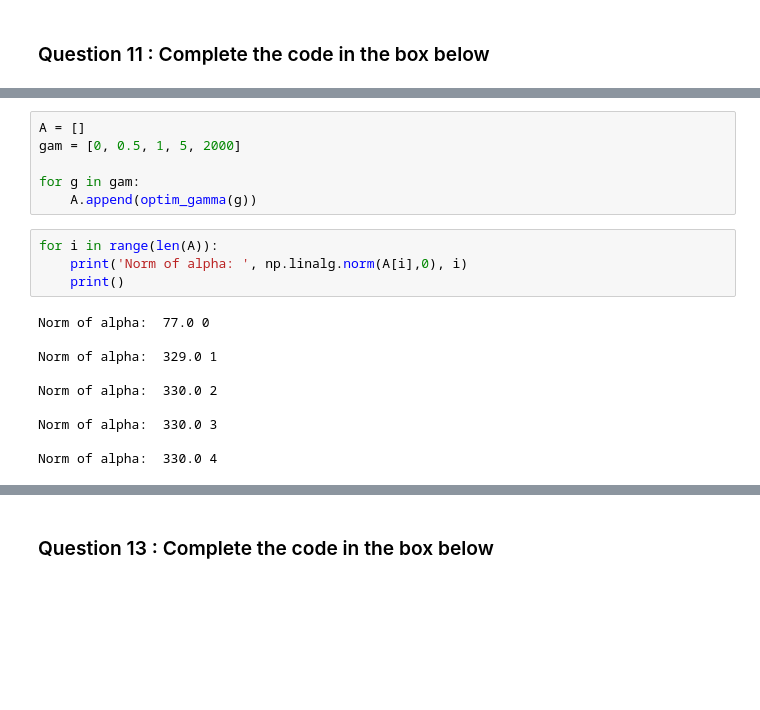
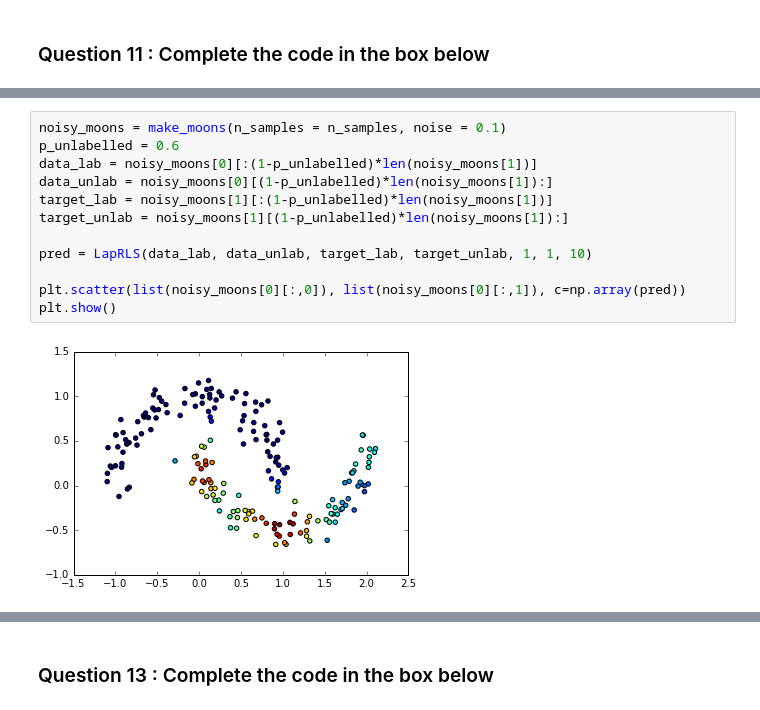
Before and after one commit to petermartigny/Advanced-Machine-Learning, a Jupyter notebook: Atmani_Martigny_TP2_group_1.ipynb, the cells around one changed output, grey strips where cells are left out. Cells and saved outputs as stored; diff of their text form; blank space fills up the shorter version.

```diff
--- a/Atmani_Martigny_TP2_group_1.ipynb
+++ b/Atmani_Martigny_TP2_group_1.ipynb
@@ -648,20 +727,14 @@ def optim_gamma(gamma_i):
-# %%
-A = []
-gam = [0, 0.5, 1, 5, 2000]
-
-for g in gam:
-    A.append(optim_gamma(g))
-# %%
-for i in range(len(A)):
-    print('Norm of alpha: ', np.linalg.norm(A[i],0), i)
-    print()
-# %% [output]
-Norm of alpha:  77.0 0
-
-Norm of alpha:  329.0 1
-
-Norm of alpha:  330.0 2
-
-Norm of alpha:  330.0 3
-
-Norm of alpha:  330.0 4
+# %%
+noisy_moons = make_moons(n_samples = n_samples, noise = 0.1)
+p_unlabelled = 0.6
+data_lab = noisy_moons[0][:(1-p_unlabelled)*len(noisy_moons[1])]
+data_unlab = noisy_moons[0][(1-p_unlabelled)*len(noisy_moons[1]):]
+target_lab = noisy_moons[1][:(1-p_unlabelled)*len(noisy_moons[1])]
+target_unlab = noisy_moons[1][(1-p_unlabelled)*len(noisy_moons[1]):]
+
+pred = LapRLS(data_lab, data_unlab, target_lab, target_unlab, 1, 1, 10)
+
+plt.scatter(list(noisy_moons[0][:,0]), list(noisy_moons[0][:,1]), c=np.array(pred))
+plt.show()
+# %% [output]
+[figure, added]
```
Also changed, not shown: parts of 42 cells of this notebook, 1 other file.
